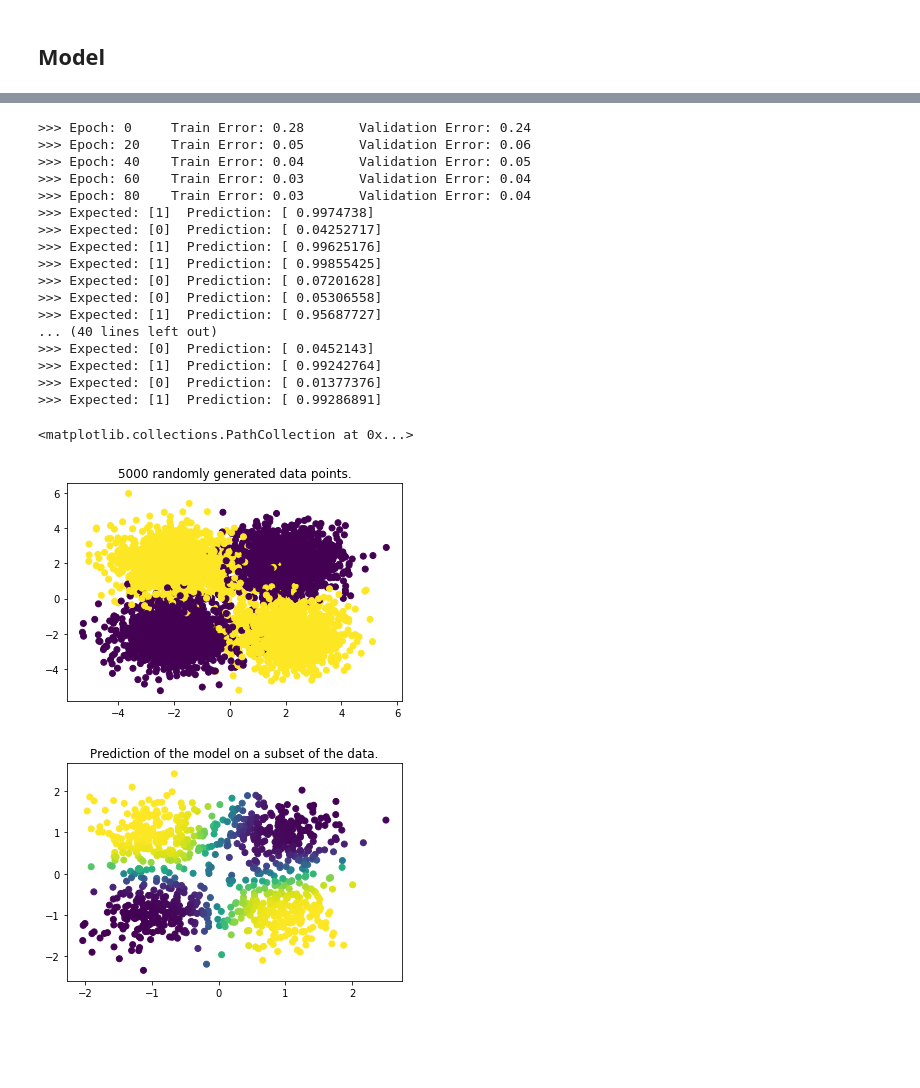
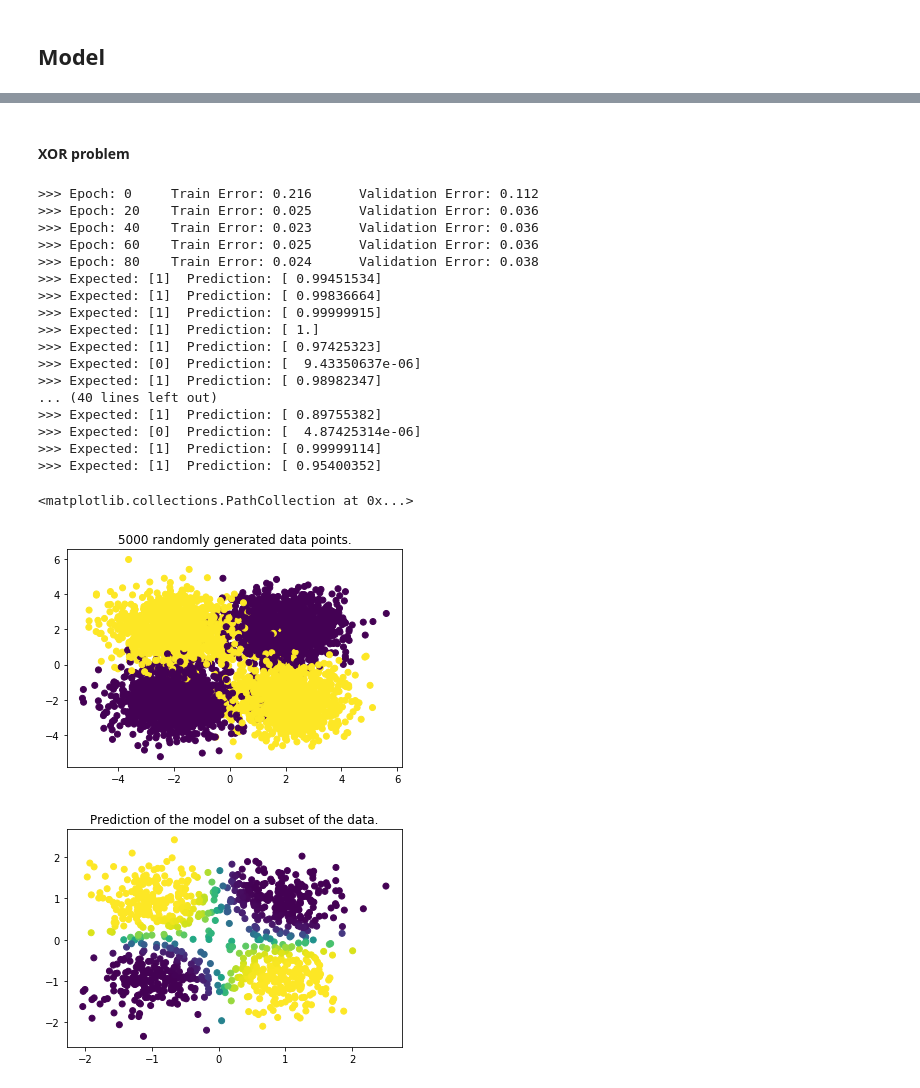
Before and after one commit to Mrpatekful/numpyml, a Jupyter notebook: mlp_numpy.ipynb, the cells around one changed output, grey strips where cells are left out. Saved outputs shown, nothing was run; the diff lists cells and outputs as text; code cells hidden in the pictures; blank space fills up the shorter version.

Commit message:
softmax begin

```diff
--- a/mlp_numpy.ipynb
+++ b/mlp_numpy.ipynb
@@ -438,10 +499,10 @@ class Error(metaclass=abc.ABCMeta):
 # %%
 class Mse(Error):
 
-    def function(self, y, pred):
+    def function(self, target, pred):
         return (y-pred)**2
 
-    def derivative(self, y, pred):
+    def derivative(self, target, pred):
         return -2*(y-pred)
 # %% [markdown]
 #### Cross Entropy
@@ -506,7 +577,7 @@ class Mlp:
             train_error = (train_error/self.input_pipe.train_size/self.layers[-1].size)
 
             if epoch % 20 == 0:
-                print(">>> Epoch: {0}\t Train Error: {1:.2f}\t Validation Error: {2:.2f}"
+                print(">>> Epoch: {0}\t Train Error: {1:.3f}\t Validation Error: {2:.3f}"
                       .format(epoch, train_error, valid_error))
 
     def predict(self, x):
@@ -528,35 +599,33 @@ class Mlp:
 
         return self.layers[-1].value
 
-    def test(self, x=None, y=None, verbose=1):
-        """x an array of inputs, y and array of expected outputs"""
+    def test(self, x=None, target=None, verbose=1):
         # to make a custom prediction both x (inputs) and y (expected outputs) must be given
-        if x or y is None:
+        if x or target is None:
             # otherwise prediction will be made from the test set
             self.input_pipe.set_mode("test")
-            x, y, _ = self.input_pipe.next_batch()
+            x, target, _ = self.input_pipe.next_batch()
 
-        results = list(zip(x, y, self.predict(x)))
+        results = list(zip(x, target, self.predict(x)))
         for index, row  in enumerate(results):
             if index > len(results)*verbose:
                 break
-            print(">>> Expected: {0}  Prediction: {1}\t"
-                  .format(row[1], row[2]))
+            print(">>> Expected: {0}  Prediction: {1}\t".format(row[1], row[2]))
 
         return results
 
     def forward_prop(self, x):
         self.batch_size = x.shape[0]
-        self.layers[0].forward(x)
+        self.layers[0].forward(x) # tanuljá robi
 
         for index in range(len(self.weights)):
             self.layers[index+1].forward(np.dot(self.layers[index].value,
                             self.weights[index]) + self.biases[index])
 
-    def back_prop(self, y):
+    def back_prop(self, target):
         deltas = []
         # y is the expected output
-        err = self.error.derivative(y, self.layers[-1].value)
+        err = self.error.derivative(target, self.layers[-1].value)
         deltas.append(np.multiply(err, self.layers[-1].backward()))
 
         for index in range(len(self.weights)-1, 0,-1):
@@ -565,4 +634,4 @@ class Mlp:
 
         self.optimizer.modify_weights(self.batch_size, self.layers, self.weights, self.biases, deltas)
 
-        return self.error.function(y, self.layers[-1].value).sum()
+        return self.error.function(target, self.layers[-1].value).sum()
@@ -569,55 +640,58 @@ class Mlp:
+# %% [markdown]
+#### XOR problem
 # %%
 np.random.seed(1)
 
 nb_samples = 5000
 samples = []
+distance = 2
 for i in range(0,nb_samples,4):
     noise = np.random.normal(0,1,8)
-    samples.append([[-2+noise[0],-2+noise[1]], [0]])
-    samples.append([[2+noise[2],-2+noise[3]],[1]])
-    samples.append([[-2+noise[4],2+noise[5]],[1]])
-    samples.append([[2+noise[6],2+noise[7]], [0]])
+    samples.append([[-distance+noise[0],-distance+noise[1]], [0]])
+    samples.append([[distance+noise[2],-distance+noise[3]],[1]])
+    samples.append([[-distance+noise[4],distance+noise[5]],[1]])
+    samples.append([[distance+noise[6],distance+noise[7]], [0]])
 
 fig1=plt.figure()
 plt.title("{0} randomly generated data points.".format(nb_samples))
 plt.scatter([element[0][0] for element in samples],
             [element[0][1] for element in samples],
             c=[element[1] for element in samples])
 
 input_pipe = InputPipeLine(samples, batch_size=20)
 
 layers = []
 layers.append(Layer(Linear(), size=2))
-layers.append(Layer(Relu(), size=10))
-layers.append(Layer(Sigmoid(), size=1))
+layers.append(Layer(Softplus(), size=10))
+layers.append(Softmax(size=1))
 
-mlp_object = Mlp(layers, input_pipe)
-mlp_object.train(epochs=100, optimizer=Sgd(lrate=0.01))
+mlp_object = Mlp(layers, input_pipe, error=Mse())
+mlp_object.train(epochs=100, optimizer=Adam(lrate=0.01))
 results = mlp_object.test(verbose=0.05)
 
 fig2=plt.figure()
 plt.title("Prediction of the model on a subset of the data.")
 plt.scatter([element[0][0] for element in results],
             [element[0][1] for element in results],
             c=[element[2] for element in results])
 # %% [output]
->>> Epoch: 0     Train Error: 0.28       Validation Error: 0.24
->>> Epoch: 20    Train Error: 0.05       Validation Error: 0.06
->>> Epoch: 40    Train Error: 0.04       Validation Error: 0.05
->>> Epoch: 60    Train Error: 0.03       Validation Error: 0.04
->>> Epoch: 80    Train Error: 0.03       Validation Error: 0.04
->>> Expected: [1]  Prediction: [ 0.9974738]
->>> Expected: [0]  Prediction: [ 0.04252717]
->>> Expected: [1]  Prediction: [ 0.99625176]
->>> Expected: [1]  Prediction: [ 0.99855425]
->>> Expected: [0]  Prediction: [ 0.07201628]
->>> Expected: [0]  Prediction: [ 0.05306558]
->>> Expected: [1]  Prediction: [ 0.95687727]
+>>> Epoch: 0     Train Error: 0.216      Validation Error: 0.112
+>>> Epoch: 20    Train Error: 0.025      Validation Error: 0.036
+>>> Epoch: 40    Train Error: 0.023      Validation Error: 0.036
+>>> Epoch: 60    Train Error: 0.025      Validation Error: 0.036
+>>> Epoch: 80    Train Error: 0.024      Validation Error: 0.038
+>>> Expected: [1]  Prediction: [ 0.99451534]
+>>> Expected: [1]  Prediction: [ 0.99836664]
+>>> Expected: [1]  Prediction: [ 0.99999915]
+>>> Expected: [1]  Prediction: [ 1.]
+>>> Expected: [1]  Prediction: [ 0.97425323]
+>>> Expected: [0]  Prediction: [  9.43350637e-06]
+>>> Expected: [1]  Prediction: [ 0.98982347]
 ... (40 lines left out)
->>> Expected: [0]  Prediction: [ 0.0452143]
->>> Expected: [1]  Prediction: [ 0.99242764]
->>> Expected: [0]  Prediction: [ 0.01377376]
->>> Expected: [1]  Prediction: [ 0.99286891]
+>>> Expected: [1]  Prediction: [ 0.89755382]
+>>> Expected: [0]  Prediction: [  4.87425314e-06]
+>>> Expected: [1]  Prediction: [ 0.99999114]
+>>> Expected: [1]  Prediction: [ 0.95400352]
 <matplotlib.collections.PathCollection at 0x...>
 [figure]
-[figure, old version]
+[figure, new version]
```
Also changed, not shown: parts of 17 cells of this notebook.
